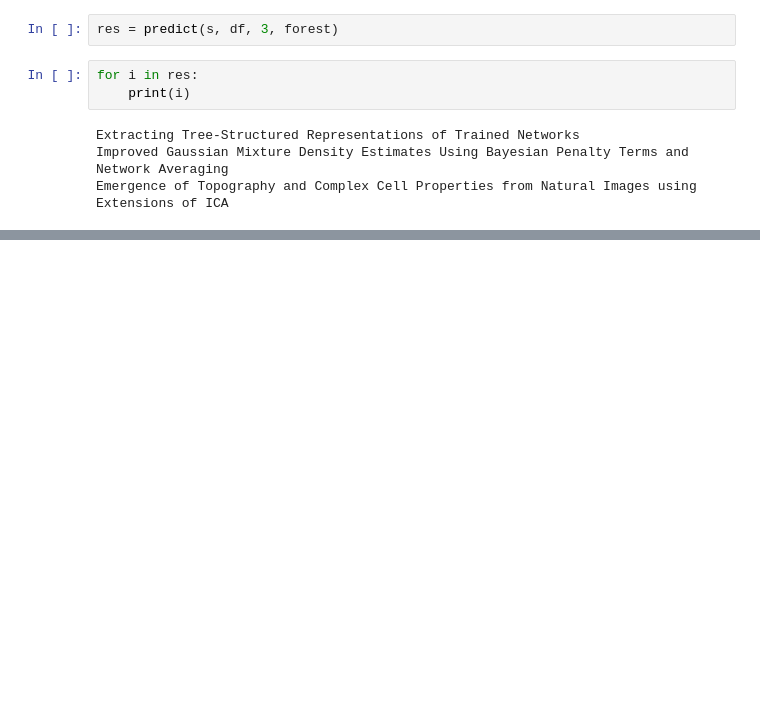
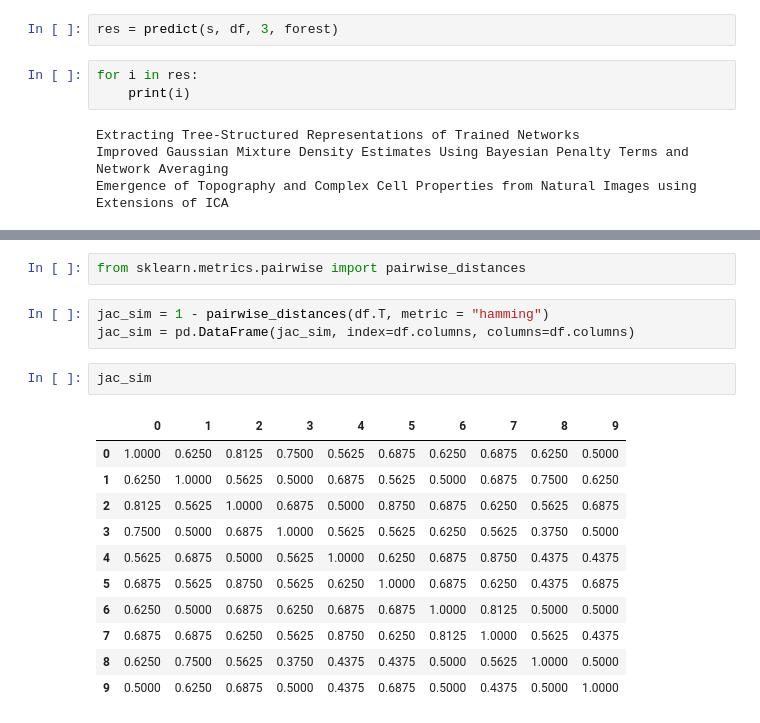
Before and after one commit to SidJain1412/LocalitySensitiveHashing, a Jupyter notebook: Experiments.ipynb, the cells around one changed output, grey strips where cells are left out. Cells and saved outputs as stored; diff of their text form; blank space fills up the shorter version.

```diff
--- a/Experiments.ipynb
+++ b/Experiments.ipynb
@@ -145,0 +350,19 @@ Emergence of Topography and Complex Cell Properties from Natural Images using Ex
+# %%
+from sklearn.metrics.pairwise import pairwise_distances
+# %%
+jac_sim = 1 - pairwise_distances(df.T, metric = "hamming")
+jac_sim = pd.DataFrame(jac_sim, index=df.columns, columns=df.columns)
+# %%
+jac_sim
+# %% [output]
+|  | 0 | 1 | 2 | 3 | 4 | 5 | 6 | 7 | 8 | 9 |
+| 0 | 1.0000 | 0.6250 | 0.8125 | 0.7500 | 0.5625 | 0.6875 | 0.6250 | 0.6875 | 0.6250 | 0.5000 |
+| 1 | 0.6250 | 1.0000 | 0.5625 | 0.5000 | 0.6875 | 0.5625 | 0.5000 | 0.6875 | 0.7500 | 0.6250 |
+| 2 | 0.8125 | 0.5625 | 1.0000 | 0.6875 | 0.5000 | 0.8750 | 0.6875 | 0.6250 | 0.5625 | 0.6875 |
+| 3 | 0.7500 | 0.5000 | 0.6875 | 1.0000 | 0.5625 | 0.5625 | 0.6250 | 0.5625 | 0.3750 | 0.5000 |
+| 4 | 0.5625 | 0.6875 | 0.5000 | 0.5625 | 1.0000 | 0.6250 | 0.6875 | 0.8750 | 0.4375 | 0.4375 |
+| 5 | 0.6875 | 0.5625 | 0.8750 | 0.5625 | 0.6250 | 1.0000 | 0.6875 | 0.6250 | 0.4375 | 0.6875 |
+| 6 | 0.6250 | 0.5000 | 0.6875 | 0.6250 | 0.6875 | 0.6875 | 1.0000 | 0.8125 | 0.5000 | 0.5000 |
+| 7 | 0.6875 | 0.6875 | 0.6250 | 0.5625 | 0.8750 | 0.6250 | 0.8125 | 1.0000 | 0.5625 | 0.4375 |
+| 8 | 0.6250 | 0.7500 | 0.5625 | 0.3750 | 0.4375 | 0.4375 | 0.5000 | 0.5625 | 1.0000 | 0.5000 |
+| 9 | 0.5000 | 0.6250 | 0.6875 | 0.5000 | 0.4375 | 0.6875 | 0.5000 | 0.4375 | 0.5000 | 1.0000 |
```
Also changed, not shown: parts of 22 cells of this notebook.
